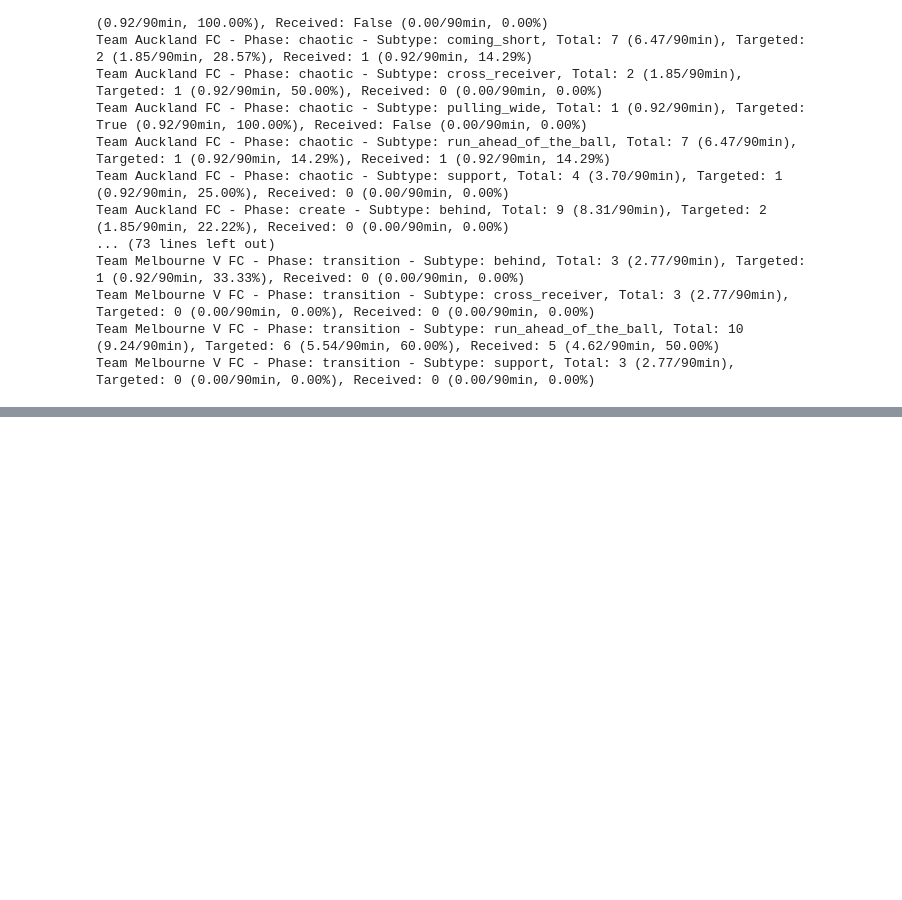
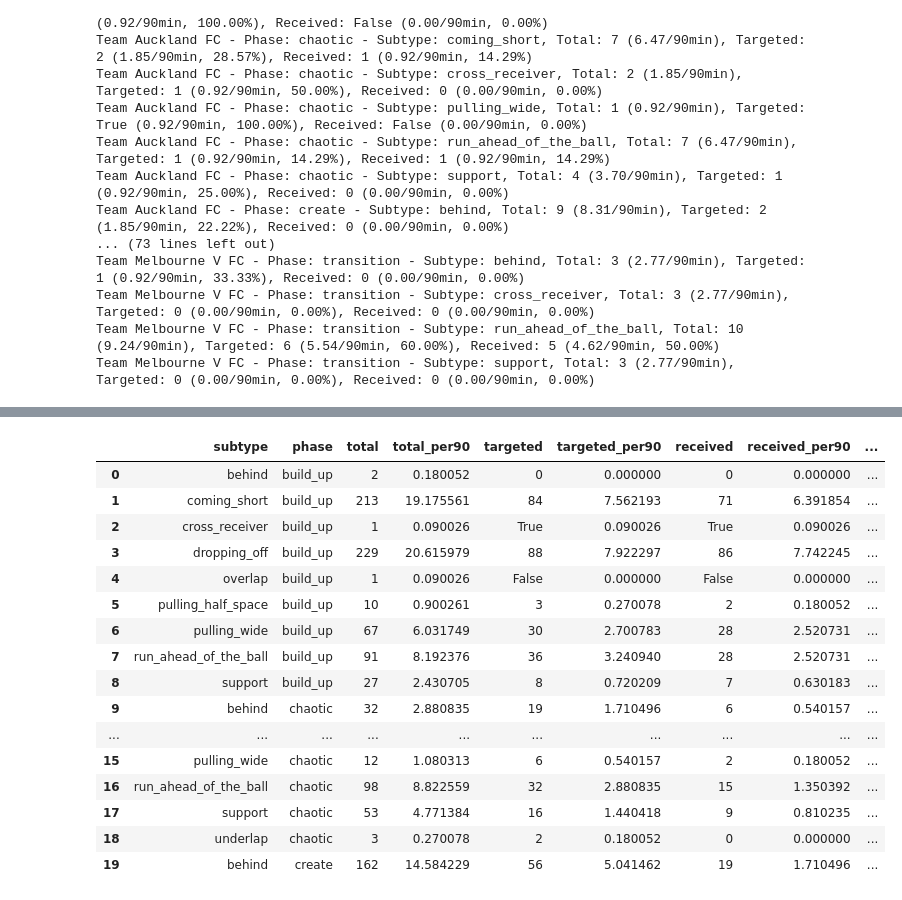
Before and after one commit to GabrielGausachs/analytics_cup_research, a Jupyter notebook: src/starting.ipynb, the cells around one changed output, grey strips where cells are left out. Drawn from its saved outputs; the diff is of its cells as text; code cells hidden in the pictures; blank space fills up the shorter version.

```diff
--- a/src/starting.ipynb
+++ b/src/starting.ipynb
@@ -217,6 +446,7 @@ Shape of dynamic events data: (4188, 294)
 # Get the total minutes played in the match
 total_minutes_played = enriched_tracking_data["playing_time.total.minutes_played"].max()
 print(f"Total minutes played in the match: {total_minutes_played}")
+
 
 # Safeguard and compute scaling factor to per 90 minutes
 if pd.isna(total_minutes_played) or total_minutes_played <= 0:
@@ -230,11 +460,11 @@ off_ball_events = de_match[de_match["event_type_id"] == 1]
 print(f"Number of off-ball events: {off_ball_events.shape[0]}")
 
 # Group by team, player_position and event_subtype
-off_ball_event_groups = off_ball_events.groupby(["team_shortname","player_position","event_subtype"])
+off_ball_event_groups = off_ball_events.groupby(["event_subtype"])
 
 # For each team and subtype
 off_ball_event_stats = []
-for (team_shortname, player_position, subtype), group in off_ball_event_groups:
+for subtype, group in off_ball_event_groups:
     targeted_count = group["targeted"].sum()
     received_count = group["received"].sum()
     total_count = group.shape[0]
@@ -244,7 +474,7 @@ for (team_shortname, player_position, subtype), group in off_ball_event_groups:
     targeted_per90 = targeted_count * scale_per90
     received_per90 = received_count * scale_per90
     total_per90 = total_count * scale_per90
-    print(f"Team {team_shortname} - Position: {player_position} - Subtype: {subtype}, Total: {total_count} ({total_per90:.2f}/90min), Targeted: {targeted_count} ({targeted_per90:.2f}/90min, {targeted_proportion:.2%}), Received: {received_count} ({received_per90:.2f}/90min, {received_proportion:.2%})")
+    print(f"Subtype: {subtype}, Total: {total_count} ({total_per90:.2f}/90min), Targeted: {targeted_count} ({targeted_per90:.2f}/90min, {targeted_proportion:.2%}), Received: {received_count} ({received_per90:.2f}/90min, {received_proportion:.2%})")
     # Save these values for later use
     off_ball_event_stats.append({
         "team_shortname": team_shortname,
@@ -263,11 +493,6 @@ for (team_shortname, player_position, subtype), group in off_ball_event_groups:
 # Convert to DataFrame for easier handling
 off_ball_event_stats_df = pd.DataFrame(off_ball_event_stats)
 
-# Create a pivoted view (team x subtype) for per90 metrics
-off_ball_pivot = off_ball_event_stats_df.pivot_table(index=["team_shortname","player_position","subtype"], values=["total_per90", "targeted_per90", "received_per90", "total", "targeted", "received"], aggfunc="sum").reset_index()
-print("\nSample of per-team, per-playerposition, per-subtype off-ball metrics (per90 + counts):")
-print(off_ball_pivot.head())
-
 # Also calculate overall proportions (match-level) and per90 totals
 total_off_ball_events = off_ball_events.shape[0]
 total_targeted = off_ball_events["targeted"].sum()
@@ -431,0 +708,49 @@ Proportion of untargeted off-ball runs leading to phase changes: 28.82%
+# %%
+# Now analyze by phases of play
+
+# Get off ball events
+off_ball_events = de_all_matches[de_all_matches["event_type_id"] == 1]
+
+total_minutes_per_match = enriched_all_tracking_data.groupby('match_id')['playing_time.total.minutes_played'].max().reset_index().rename(columns={'playing_time.total.minutes_played': 'total_minutes_played'})
+print(total_minutes_per_match.head(20))
+
+total_minutes = total_minutes_per_match['total_minutes_played'].sum()
+print(f"Total minutes played across all matches: {total_minutes}")
+
+# merge total minutes played into off_ball_events
+off_ball_events = off_ball_events.merge(total_minutes_per_match, on='match_id', how='left')
+
+# Group by team_shortname, team_in_possession_phase_type and event_subtype
+off_ball_events_grouped = off_ball_events.groupby(["team_in_possession_phase_type", "event_subtype"])
+
+
+off_ball_event_summary = []
+for (phase, subtype), group in off_ball_events_grouped:
+    targeted_count = group["targeted"].sum()
+    received_count = group["received"].sum()
+    total_count = group.shape[0]
+    # per90 scaled values
+    total_per90 = (total_count * (90 / total_minutes))
+    targeted_per90 = (targeted_count * (90 / total_minutes))
+    received_per90 = (received_count * (90 / total_minutes))
+    targeted_proportion90 = targeted_per90 / total_per90 if total_per90 > 0 else 0
+    received_proportion90 = received_per90 / total_per90 if total_per90 > 0 else 0
+    print(f"Subtype: {subtype} and phase: {phase} Total: {total_count} ({total_per90:.2f}/90min), Targeted: {targeted_count} ({targeted_per90:.2f}/90min, {targeted_proportion90:.2%}), Received: {received_count} ({received_per90:.2f}/90min, {received_proportion90:.2%})")
+    # Save these values for later use
+    off_ball_event_summary.append({
+        "subtype": subtype,
+        "phase": phase,
+        "total": total_count,
+        "total_per90": total_per90,
+        "targeted": targeted_count,
+        "targeted_per90": targeted_per90,
+        "received": received_count,
+        "received_per90": received_per90,
+        "targeted_proportion": targeted_proportion90,
+        "received_proportion": received_proportion90
+    })
+
+# Convert to DataFrame for easier handling
+off_ball_event_stats_df = pd.DataFrame(off_ball_event_summary)
+off_ball_event_stats_df.head(20)
+# %% [output]
@@ -431,0 +774,17 @@ Proportion of untargeted off-ball runs leading to phase changes: 28.82%
+|  | subtype | phase | total | total_per90 | targeted | targeted_per90 | received | received_per90 | ... |
+| 0 | behind | build_up | 2 | 0.180052 | 0 | 0.000000 | 0 | 0.000000 | ... |
+| 1 | coming_short | build_up | 213 | 19.175561 | 84 | 7.562193 | 71 | 6.391854 | ... |
+| 2 | cross_receiver | build_up | 1 | 0.090026 | True | 0.090026 | True | 0.090026 | ... |
+| 3 | dropping_off | build_up | 229 | 20.615979 | 88 | 7.922297 | 86 | 7.742245 | ... |
+| 4 | overlap | build_up | 1 | 0.090026 | False | 0.000000 | False | 0.000000 | ... |
+| 5 | pulling_half_space | build_up | 10 | 0.900261 | 3 | 0.270078 | 2 | 0.180052 | ... |
+| 6 | pulling_wide | build_up | 67 | 6.031749 | 30 | 2.700783 | 28 | 2.520731 | ... |
+| 7 | run_ahead_of_the_ball | build_up | 91 | 8.192376 | 36 | 3.240940 | 28 | 2.520731 | ... |
+| 8 | support | build_up | 27 | 2.430705 | 8 | 0.720209 | 7 | 0.630183 | ... |
+| 9 | behind | chaotic | 32 | 2.880835 | 19 | 1.710496 | 6 | 0.540157 | ... |
+| ... | ... | ... | ... | ... | ... | ... | ... | ... | ... |
+| 15 | pulling_wide | chaotic | 12 | 1.080313 | 6 | 0.540157 | 2 | 0.180052 | ... |
+| 16 | run_ahead_of_the_ball | chaotic | 98 | 8.822559 | 32 | 2.880835 | 15 | 1.350392 | ... |
+| 17 | support | chaotic | 53 | 4.771384 | 16 | 1.440418 | 9 | 0.810235 | ... |
+| 18 | underlap | chaotic | 3 | 0.270078 | 2 | 0.180052 | 0 | 0.000000 | ... |
+| 19 | behind | create | 162 | 14.584229 | 56 | 5.041462 | 19 | 1.710496 | ... |
```
Also changed, not shown: parts of 11 cells of this notebook.
